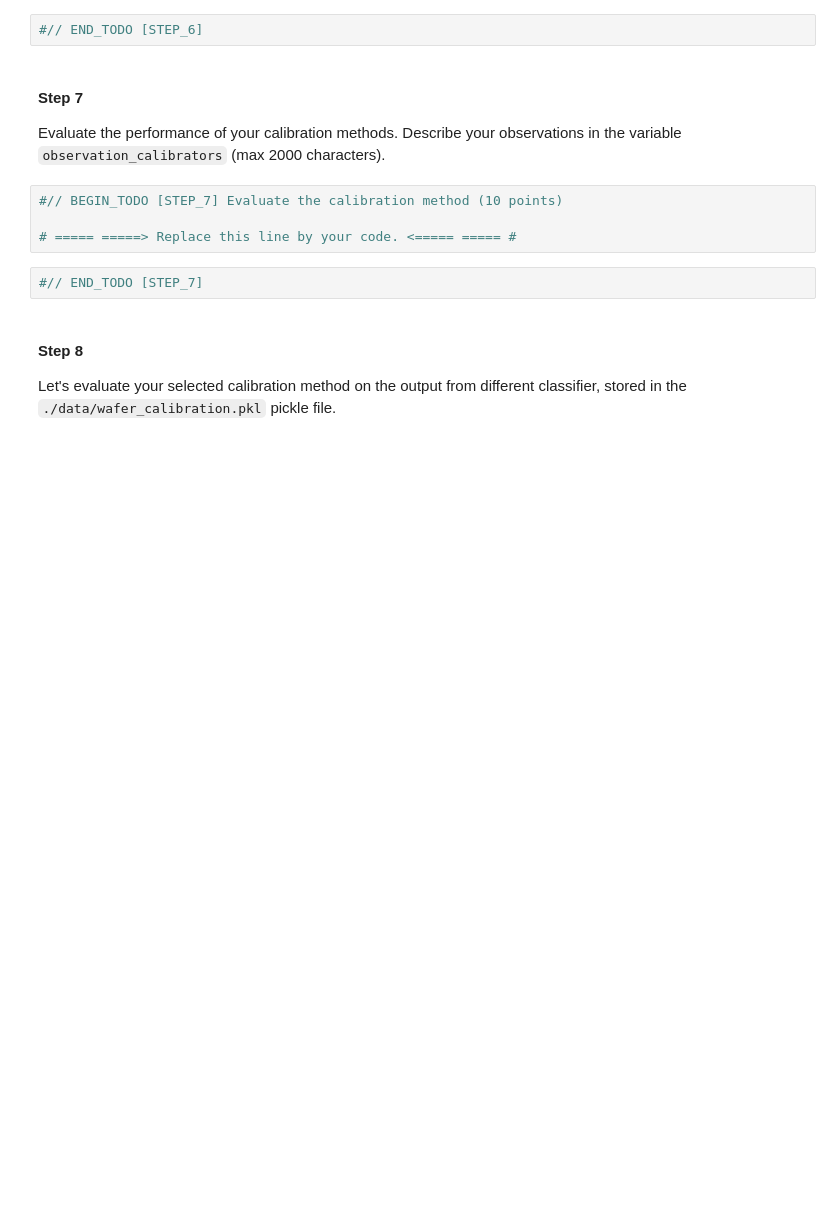
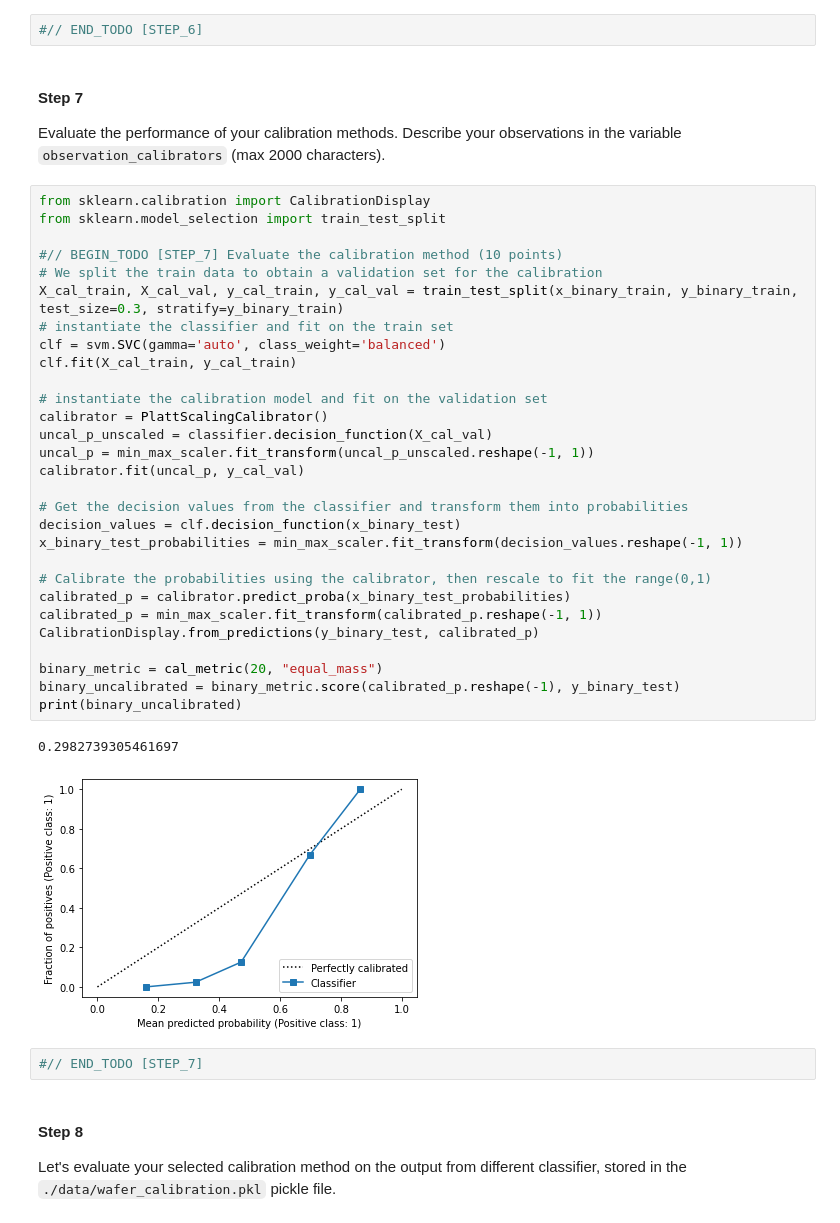
Before and after one commit to Tbas99/2IMN30---Assignment-1, a Jupyter notebook: calibration.ipynb, the cells around one changed output. Saved outputs shown, nothing was run; the diff lists cells and outputs as text; blank space fills up the shorter version.

```diff
--- a/calibration.ipynb
+++ b/calibration.ipynb
@@ -458,10 +491,38 @@ class cal_confidence_estimates:
 #### Step 7
 
 Evaluate the performance of your calibration methods. Describe your observations in the variable `observation_calibrators` (max 2000 characters).
-# %%
-#// BEGIN_TODO [STEP_7] Evaluate the calibration method (10 points)
-
-# ===== =====> Replace this line by your code. <===== ===== #
+# %%
+from sklearn.calibration import CalibrationDisplay
+from sklearn.model_selection import train_test_split
+
+#// BEGIN_TODO [STEP_7] Evaluate the calibration method (10 points)
+# We split the train data to obtain a validation set for the calibration
+X_cal_train, X_cal_val, y_cal_train, y_cal_val = train_test_split(x_binary_train, y_binary_train, test_size=0.3, stratify=y_binary_train)
+# instantiate the classifier and fit on the train set
+clf = svm.SVC(gamma='auto', class_weight='balanced')
+clf.fit(X_cal_train, y_cal_train)
+
+# instantiate the calibration model and fit on the validation set
+calibrator = PlattScalingCalibrator()
+uncal_p_unscaled = classifier.decision_function(X_cal_val)
+uncal_p = min_max_scaler.fit_transform(uncal_p_unscaled.reshape(-1, 1))
+calibrator.fit(uncal_p, y_cal_val)
+
+# Get the decision values from the classifier and transform them into probabilities
+decision_values = clf.decision_function(x_binary_test)
+x_binary_test_probabilities = min_max_scaler.fit_transform(decision_values.reshape(-1, 1))
+
+# Calibrate the probabilities using the calibrator, then rescale to fit the range(0,1)
+calibrated_p = calibrator.predict_proba(x_binary_test_probabilities)
+calibrated_p = min_max_scaler.fit_transform(calibrated_p.reshape(-1, 1))
+CalibrationDisplay.from_predictions(y_binary_test, calibrated_p)
+
+binary_metric = cal_metric(20, "equal_mass")
+binary_uncalibrated = binary_metric.score(calibrated_p.reshape(-1), y_binary_test)
+print(binary_uncalibrated)
+# %% [output]
+0.2982739305461697
+[figure, added]
 # %%
 #// END_TODO [STEP_7]
 # %% [markdown]
```
Also changed, not shown: parts of 20 cells of this notebook.
